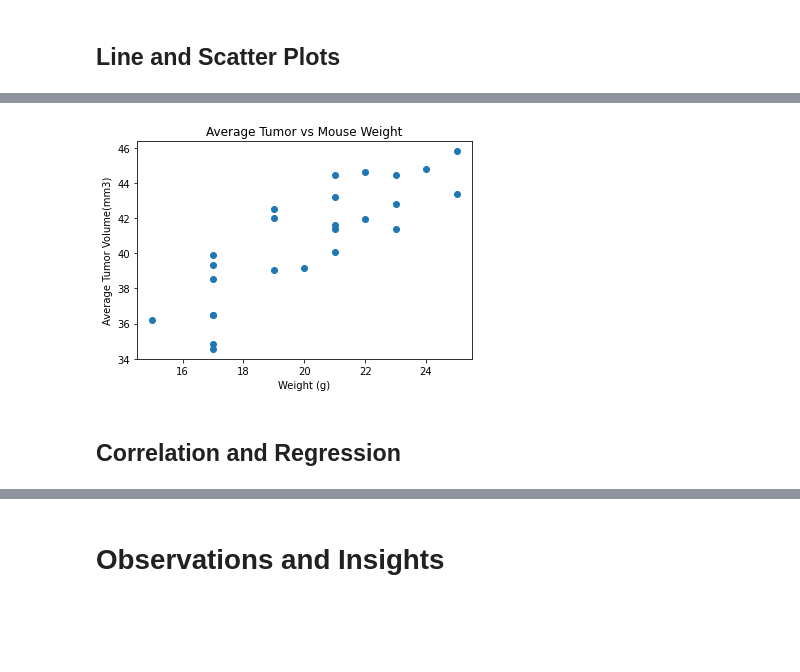
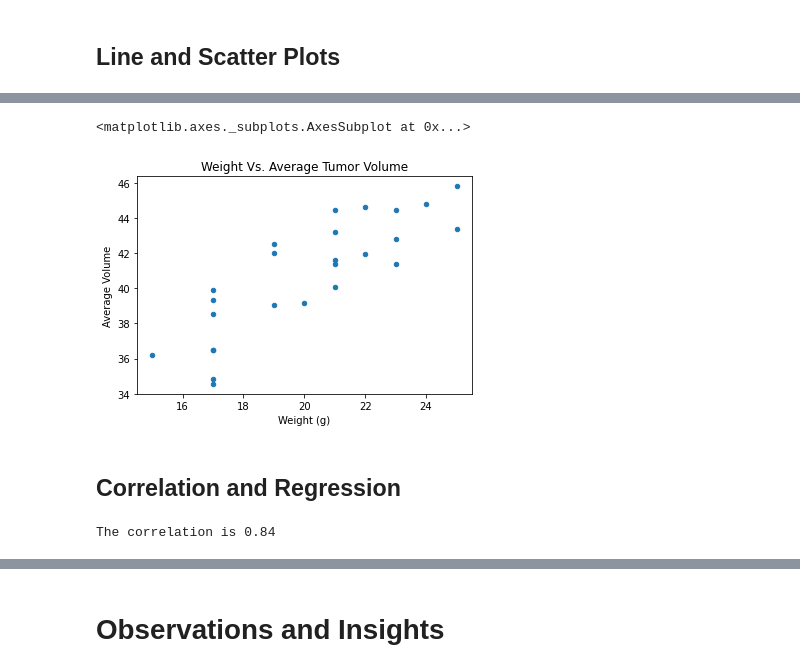
Before and after one commit to atemkuh/Matplotlib, a Jupyter notebook: pymaceuticals/pymaceuticals_starter.ipynb, the cells around one changed output, grey strips where cells are left out. Cells and saved outputs as stored; diff of their text form; code cells hidden in the pictures; blank space fills up the shorter version.

```diff
--- a/pymaceuticals/pymaceuticals_starter.ipynb
+++ b/pymaceuticals/pymaceuticals_starter.ipynb
@@ -311,13 +311,13 @@ plt.show()
 # Generate a line plot of tumor volume vs. time point for a single mouse
 
 # treated with Capomulin
-capomulin_mouse_table = drop_mouse_mdata_and_study_results_df.loc[drop_mouse_mdata_and_study_results_df['Drug Regimen'] == "Capomulin"]
-mousedata = capomulin_mouse_table.loc[capomulin_mouse_table['Mouse ID'] == '1509']
-plt.plot(mousedata['Timepoint'],mousedata['Tumor Volume (mm3)'])
-plt.xlabel('Timepoint (days)')
-plt.ylabel('Tumor Volume (mm3)')
-plt.title('Capomulin Treatment of Mouse 1509')
-plt.show()
 
 ########.  come back to this   ####
+capomulin2 = drop_mouse_mdata_and_study_results_df.loc[drop_mouse_mdata_and_study_results_df["Drug Regimen"] == "Capomulin"]
+capomulin2 = capomulin2.reset_index()
+singlecapomulin = capomulin2.loc[capomulin2["Mouse ID"] == "b128"]
+singlecapomulin = singlecapomulin.loc[:, ["Timepoint", "Tumor Volume (mm3)"]]
+singlecapomulin = singlecapomulin.reset_index(drop=True)
+# Generate a line plot of time point versus tumor volume for a mouse treated with Capomulin
+singlecapomulin.set_index('Timepoint').plot(figsize=(10, 8))
 # %% [output]
@@ -325,18 +326,24 @@ plt.show()
 # %%
 # Generate a scatter plot of average tumor volume vs. mouse weight
 # for all mice in the Capomulin regimen
-capomulin_mouse_table = drop_mouse_mdata_and_study_results_df.loc[drop_mouse_mdata_and_study_results_df['Drug Regimen'] == "Capomulin"]
-average_capomulin = capomulin_mouse_table.groupby(['Mouse ID']).mean()
-plt.scatter(average_capomulin['Weight (g)'], average_capomulin['Tumor Volume (mm3)'])
-plt.plot(mousedata['Timepoint'],mousedata['Tumor Volume (mm3)'])
-plt.xlabel('Weight (g)')
-plt.ylabel('Average Tumor Volume(mm3)')
-plt.title('Average Tumor vs Mouse Weight')
-plt.show()
+redcapomulin = capomulin2.loc[:, ["Mouse ID", "Weight (g)", "Tumor Volume (mm3)"]]
+avecap = pd.DataFrame(redcapomulin.groupby(["Mouse ID", "Weight (g)"])["Tumor Volume (mm3)"].mean()).reset_index()
+avecap = avecap.rename(columns={"Tumor Volume (mm3)": "Average Volume"})
+avecap = avecap.set_index('Mouse ID')
+avecap.plot(kind="scatter", x="Weight (g)", y="Average Volume",
+              title="Weight Vs. Average Tumor Volume")
 # %% [output]
+<matplotlib.axes._subplots.AxesSubplot at 0x...>
-[figure, old version]
+[figure, new version]
 # %% [markdown]
 ## Correlation and Regression
 # %%
 # Calculate the correlation coefficient and linear regression model
 # for mouse weight and average tumor volume for the Capomulin regimen
+from scipy.stats import linregress
+mouse_weight = avecap.iloc[:,0]
+avg_tumor_volume = avecap.iloc[:,1]
+corr = st.pearsonr(mouse_weight,avg_tumor_volume)
+print(f"The correlation is {round(corr[0],2)}")
+# %% [output]
+The correlation is 0.84
```
Also changed, not shown: parts of 3 cells of this notebook.
